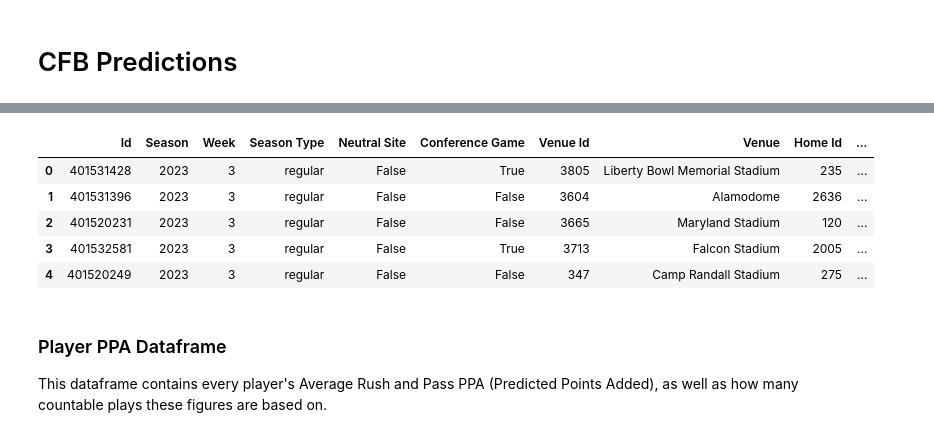
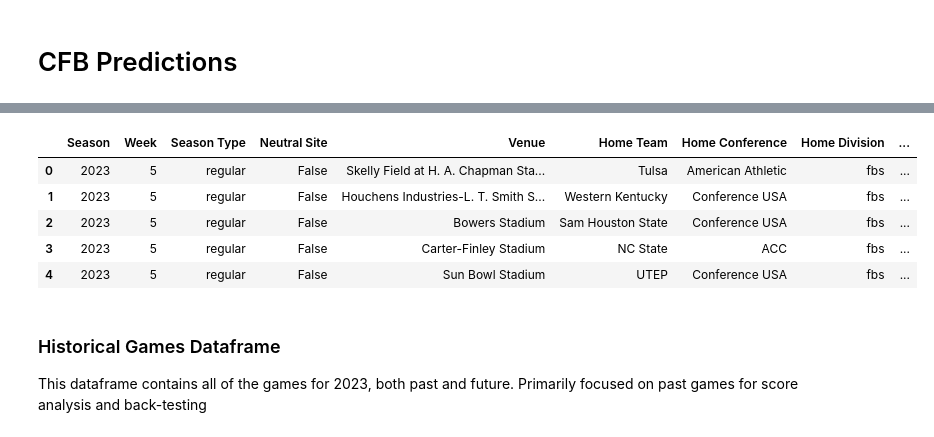
Before and after one commit to traskcon/CFB-Predictions, a Jupyter notebook: CFB-Predictions.ipynb, the cells around one changed output, grey strips where cells are left out. Saved outputs shown, nothing was run; the diff lists cells and outputs as text; code cells hidden in the pictures.

```diff
--- a/CFB-Predictions.ipynb
+++ b/CFB-Predictions.ipynb
@@ -33,18 +30,18 @@ def elo_win_prob(home_elo, away_elo):
     s = 400 #Scaling factor
     return 1/(1+10**(-elo_diff/s))
 # %%
-week3 = pd.read_csv("Week3-Games.csv")
-week3 = week3.dropna().reset_index(drop=True) #Apparently I'm running an old pandas version
-week3["Home Win Prob"] = elo_win_prob(week3["Home Pregame Elo"], week3["Away Pregame Elo"])
-week3.head()
+week5 = pd.read_csv("Week5-Games.csv")
+week5 = week5.dropna().reset_index(drop=True) #Apparently I'm running an old pandas version
+week5["Home Win Prob"] = elo_win_prob(week5["Home Pregame Elo"], week5["Away Pregame Elo"])
+week5.head()
 # %% [output]
-|  | Id | Season | Week | Season Type | Neutral Site | Conference Game | Venue Id | Venue | Home Id | ... |
-| 0 | 401531428 | 2023 | 3 | regular | False | True | 3805 | Liberty Bowl Memorial Stadium | 235 | ... |
-| 1 | 401531396 | 2023 | 3 | regular | False | False | 3604 | Alamodome | 2636 | ... |
-| 2 | 401520231 | 2023 | 3 | regular | False | False | 3665 | Maryland Stadium | 120 | ... |
-| 3 | 401532581 | 2023 | 3 | regular | False | True | 3713 | Falcon Stadium | 2005 | ... |
-| 4 | 401520249 | 2023 | 3 | regular | False | False | 347 | Camp Randall Stadium | 275 | ... |
+|  | Season | Week | Season Type | Neutral Site | Venue | Home Team | Home Conference | Home Division | ... |
+| 0 | 2023 | 5 | regular | False | Skelly Field at H. A. Chapman Sta... | Tulsa | American Athletic | fbs | ... |
+| 1 | 2023 | 5 | regular | False | Houchens Industries-L. T. Smith S... | Western Kentucky | Conference USA | fbs | ... |
+| 2 | 2023 | 5 | regular | False | Bowers Stadium | Sam Houston State | Conference USA | fbs | ... |
+| 3 | 2023 | 5 | regular | False | Carter-Finley Stadium | NC State | ACC | fbs | ... |
+| 4 | 2023 | 5 | regular | False | Sun Bowl Stadium | UTEP | Conference USA | fbs | ... |
-# %% [markdown]
-### Player PPA Dataframe
-
-This dataframe contains every player's Average Rush and Pass PPA (Predicted Points Added), as well as how many countable plays these figures are based on.
+# %% [markdown]
+### Historical Games Dataframe
+
+This dataframe contains all of the games for 2023, both past and future. Primarily focused on past games for score analysis and back-testing
```
Also changed, not shown: parts of 29 cells of this notebook.
